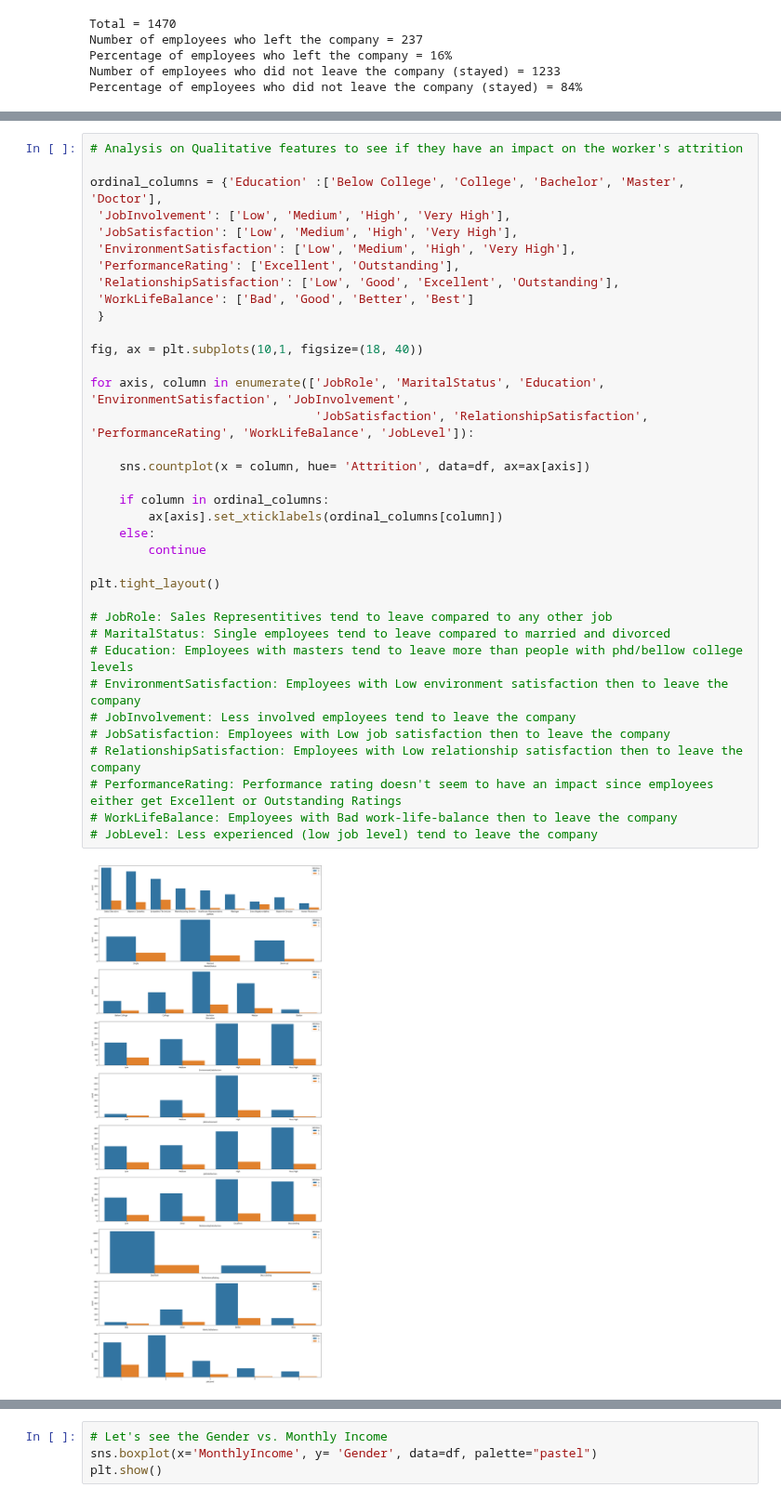
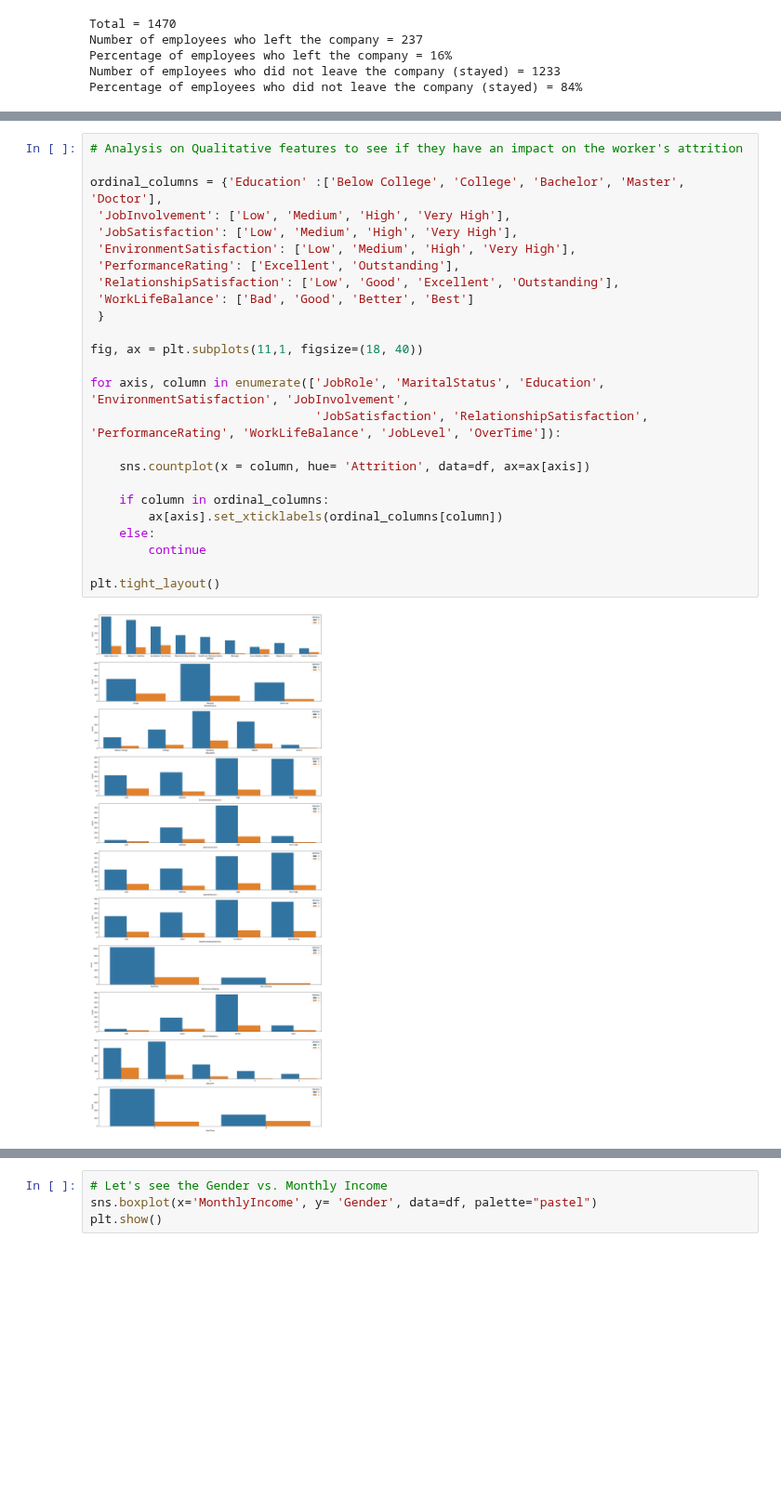
Before and after one commit to GoncaloJoseMoura/Projects, a Jupyter notebook: HR/HR_Attrition.ipynb, the cells around one changed output, grey strips where cells are left out. Shown at 93% size. Cells and saved outputs as stored; diff of their text form; blank space fills up the shorter version.

```diff
--- a/HR/HR_Attrition.ipynb
+++ b/HR/HR_Attrition.ipynb
@@ -278,38 +285,27 @@ plt.show()
 # %%
 # Analysis on Qualitative features to see if they have an impact on the worker's attrition
 
 ordinal_columns = {'Education' :['Below College', 'College', 'Bachelor', 'Master', 'Doctor'],
  'JobInvolvement': ['Low', 'Medium', 'High', 'Very High'],
  'JobSatisfaction': ['Low', 'Medium', 'High', 'Very High'],
  'EnvironmentSatisfaction': ['Low', 'Medium', 'High', 'Very High'],
  'PerformanceRating': ['Excellent', 'Outstanding'],
  'RelationshipSatisfaction': ['Low', 'Good', 'Excellent', 'Outstanding'],
  'WorkLifeBalance': ['Bad', 'Good', 'Better', 'Best']
  }
 
-fig, ax = plt.subplots(10,1, figsize=(18, 40))
+fig, ax = plt.subplots(11,1, figsize=(18, 40))
 
 for axis, column in enumerate(['JobRole', 'MaritalStatus', 'Education', 'EnvironmentSatisfaction', 'JobInvolvement',
-                               'JobSatisfaction', 'RelationshipSatisfaction', 'PerformanceRating', 'WorkLifeBalance', 'JobLevel']):
+                               'JobSatisfaction', 'RelationshipSatisfaction', 'PerformanceRating', 'WorkLifeBalance', 'JobLevel', 'OverTime']):
 
     sns.countplot(x = column, hue= 'Attrition', data=df, ax=ax[axis])
 
     if column in ordinal_columns:
         ax[axis].set_xticklabels(ordinal_columns[column])
     else:
         continue
 
 plt.tight_layout()
-
-# JobRole: Sales Representitives tend to leave compared to any other job
-# MaritalStatus: Single employees tend to leave compared to married and divorced
-# Education: Employees with masters tend to leave more than people with phd/bellow college levels
-# EnvironmentSatisfaction: Employees with Low environment satisfaction then to leave the company
-# JobInvolvement: Less involved employees tend to leave the company
-# JobSatisfaction: Employees with Low job satisfaction then to leave the company
-# RelationshipSatisfaction: Employees with Low relationship satisfaction then to leave the company
-# PerformanceRating: Performance rating doesn't seem to have an impact since employees either get Excellent or Outstanding Ratings
-# WorkLifeBalance: Employees with Bad work-life-balance then to leave the company
-# JobLevel: Less experienced (low job level) tend to leave the company
 # %% [output]
-[figure, old version]
+[figure, new version]
```
Also changed, not shown: parts of 21 cells of this notebook.
